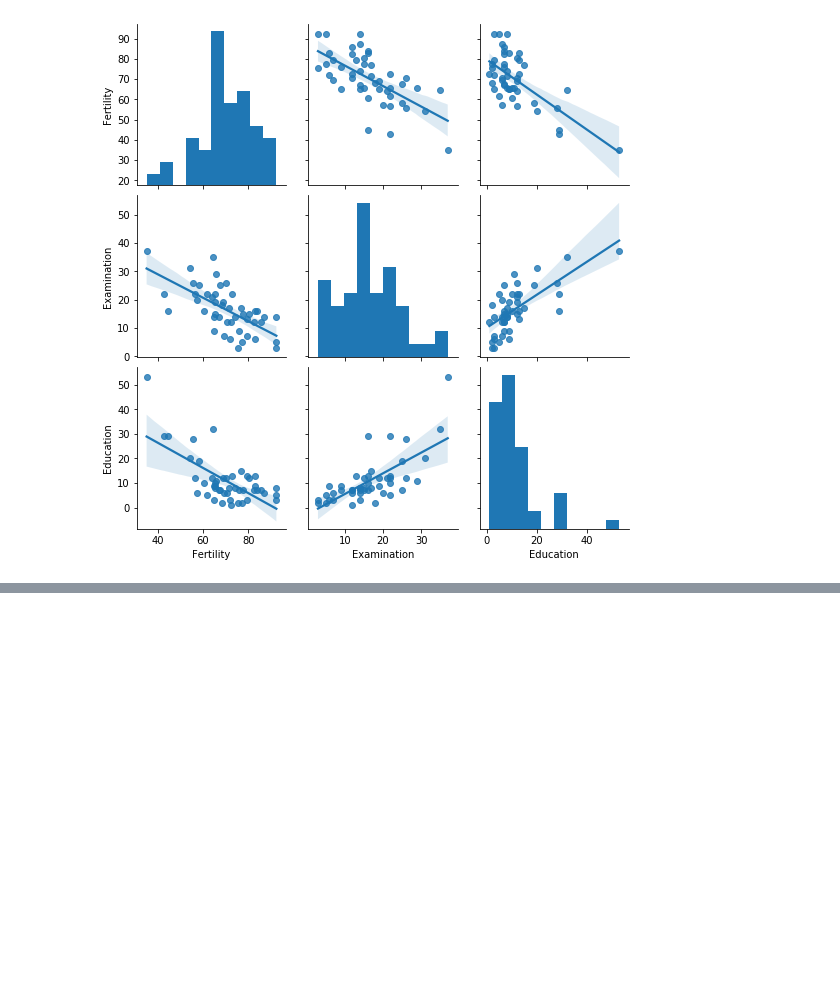
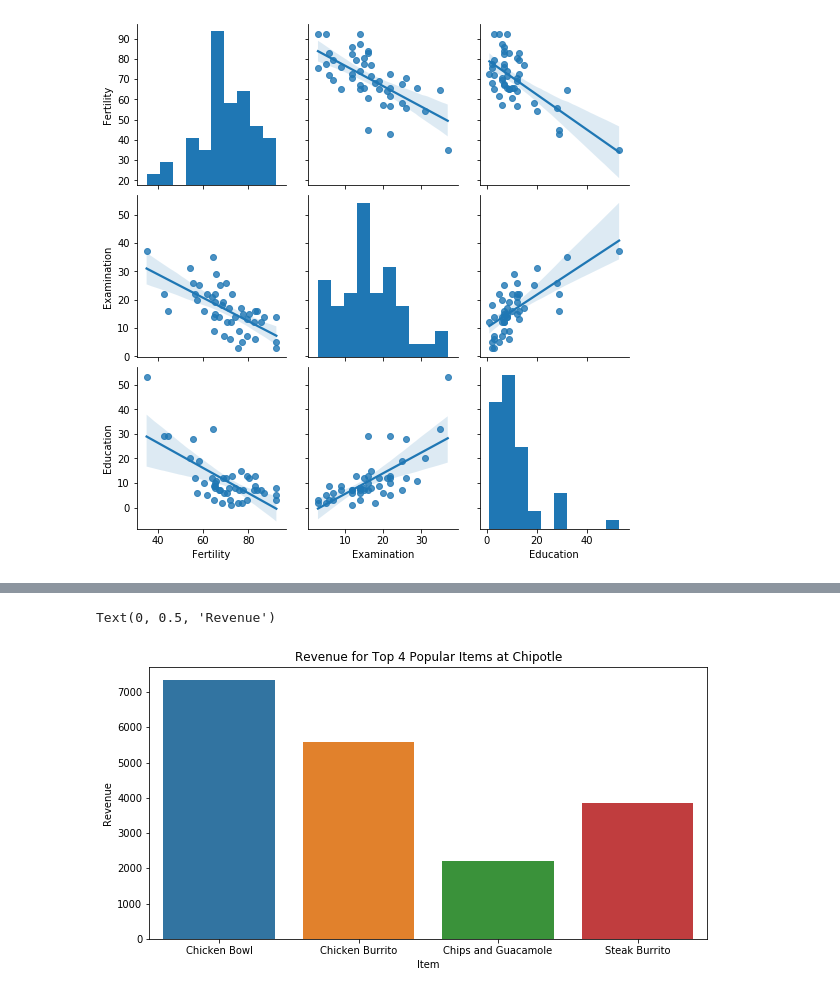
Before and after one commit to george887/numpy-pandas-visualization-exercises, a Jupyter notebook: seaborn_exercises.ipynb, the cells around one changed output, grey strips where cells are left out. Saved outputs shown, nothing was run; the diff lists cells and outputs as text; code cells hidden in the pictures; blank space fills up the shorter version.

```diff
--- a/seaborn_exercises.ipynb
+++ b/seaborn_exercises.ipynb
@@ -237,0 +221,3 @@ Name: item_total, dtype: object
+# %%
+orders['item_price'] = orders.item_price.str.replace('$','').astype(float)
+orders.head()
@@ -237,0 +242,3 @@ Name: item_total, dtype: object
+# %%
+revenue = orders.groupby('item_name').item_price.agg('sum')
+revenue.head()
@@ -237,0 +253,3 @@ Name: item_total, dtype: object
+# %%
+top_four_revenue = pd.merge(top_four, revenue, left_on ='item_name', right_on ='item_name', how ='inner')
+top_four_revenue
@@ -237,0 +263,12 @@ Name: item_total, dtype: object
+# %%
+plt.figure(figsize=(10, 5))
+
+plt.title('Revenue for Top 4 Popular Items at Chipotle')
+
+sns.barplot(x = top_four_revenue.index, y = 'item_price',  data = top_four_revenue)
+
+plt.xlabel('Item')
+plt.ylabel('Revenue')
+# %% [output]
+Text(0, 0.5, 'Revenue')
+[figure, added]
```
Also changed, not shown: parts of 12 cells of this notebook.
